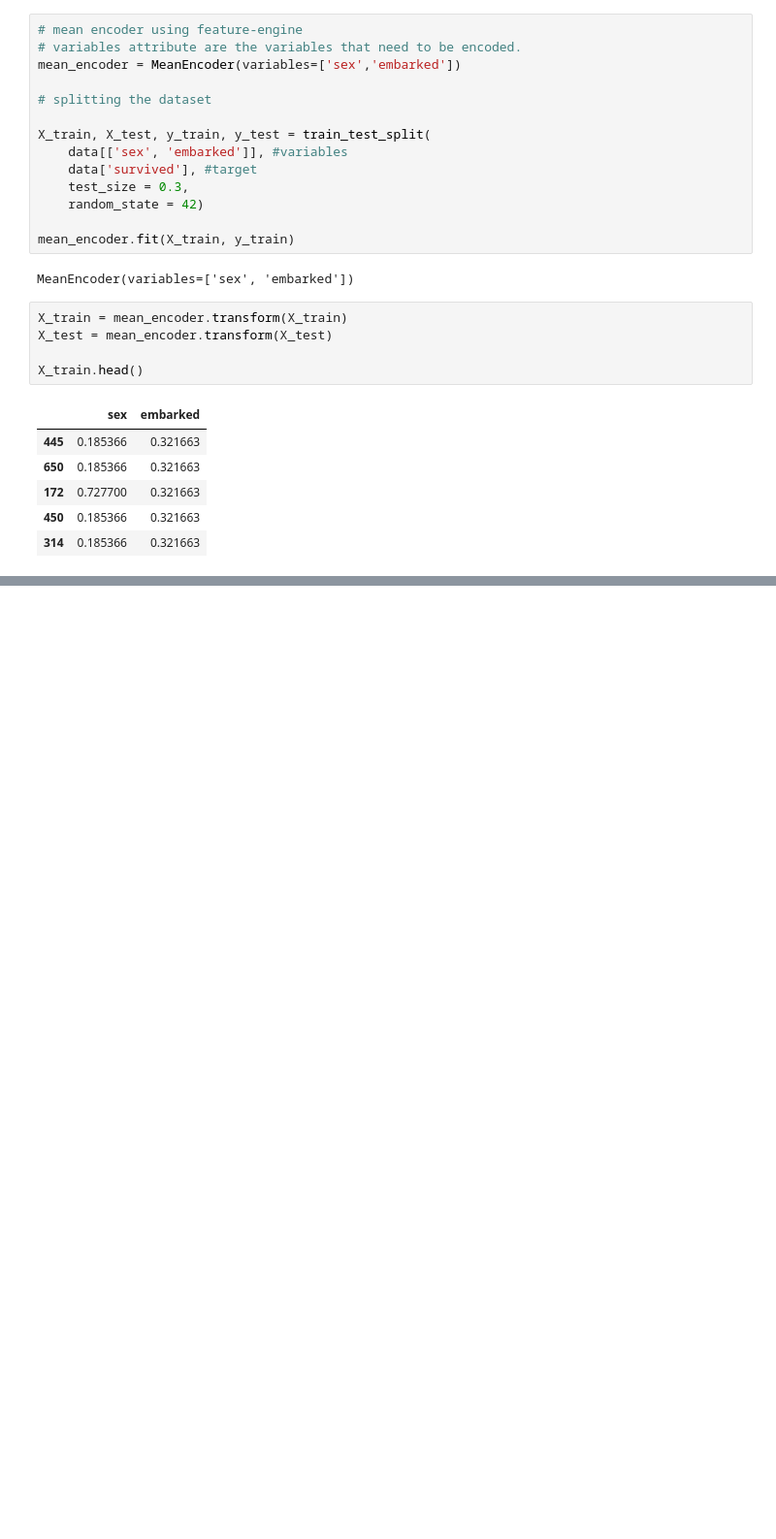
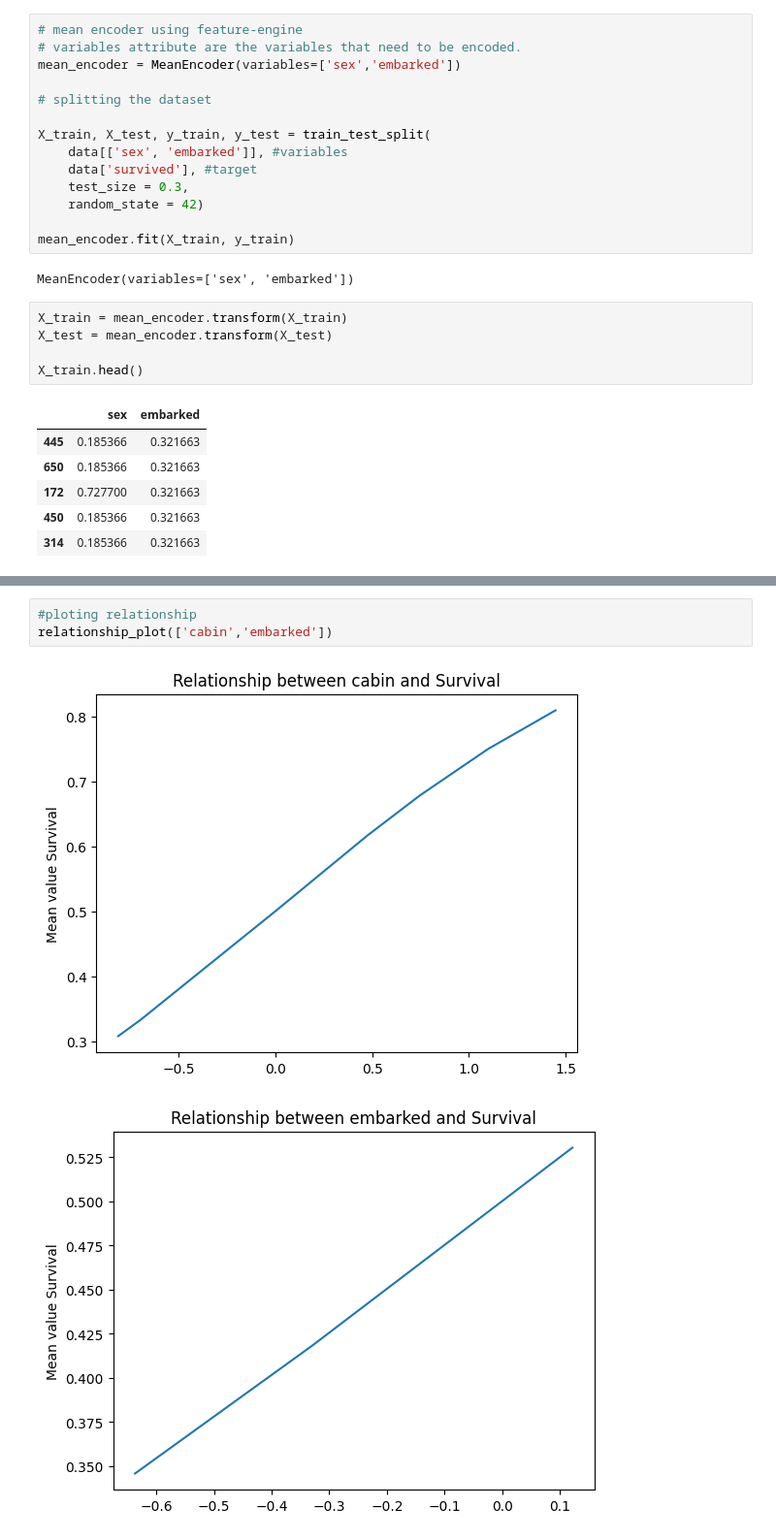
Before and after one commit to kar137/Machine-Learning-Portfolio, a Jupyter notebook: notebooks/Feature-Engineering/encoding.ipynb, the cells around one changed output, grey strips where cells are left out. Shown: that part at 97% size. Saved outputs shown, nothing was run; the diff lists cells and outputs as text; blank space fills up the shorter version.

```diff
--- a/notebooks/Feature-Engineering/encoding.ipynb
+++ b/notebooks/Feature-Engineering/encoding.ipynb
@@ -466,0 +615,6 @@ X_train.head()
+# %%
+#ploting relationship
+relationship_plot(['cabin','embarked'])
+# %% [output]
+[figure, added]
+[figure, added]
```
Also changed, not shown: parts of 27 cells of this notebook.
